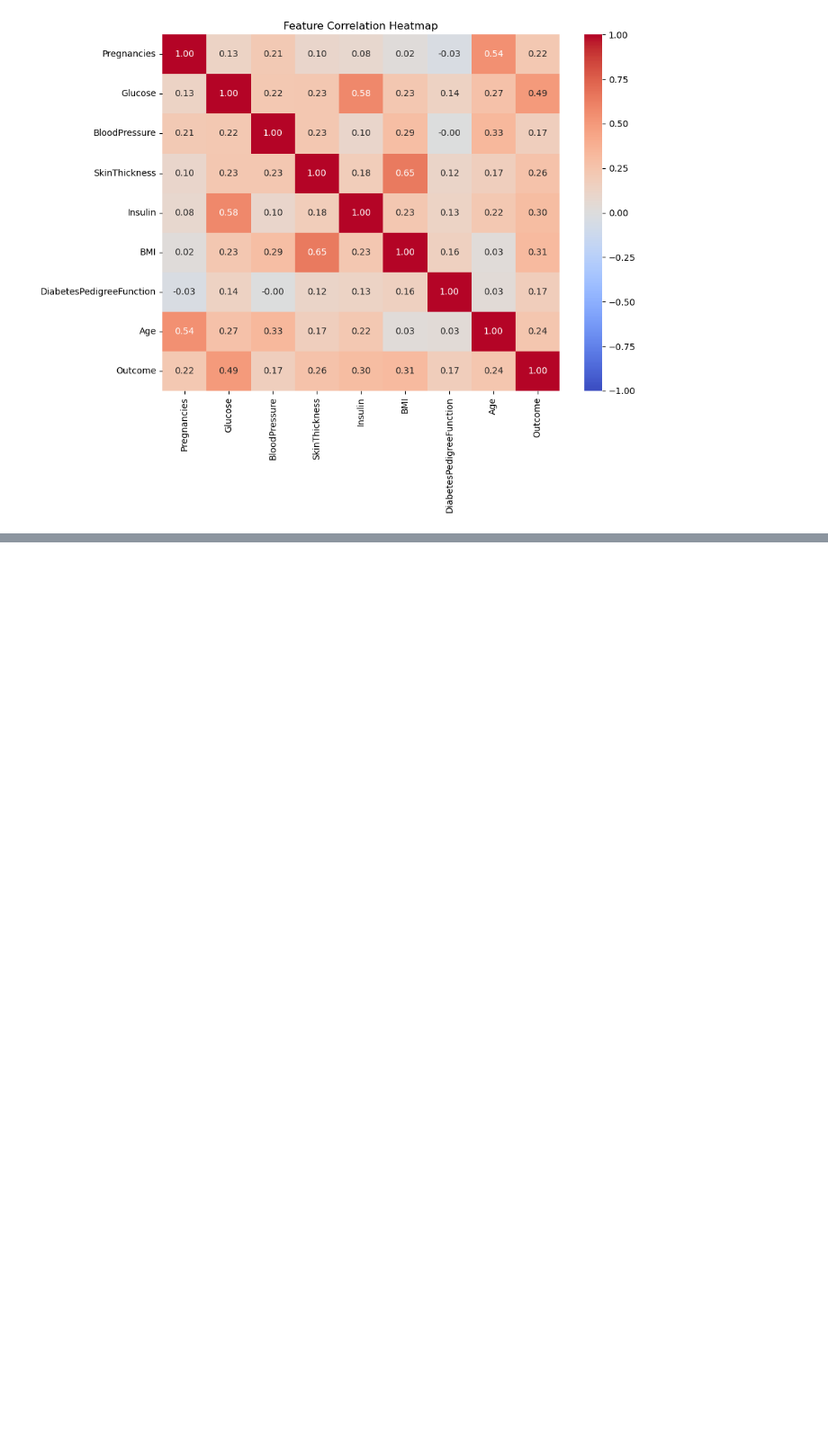
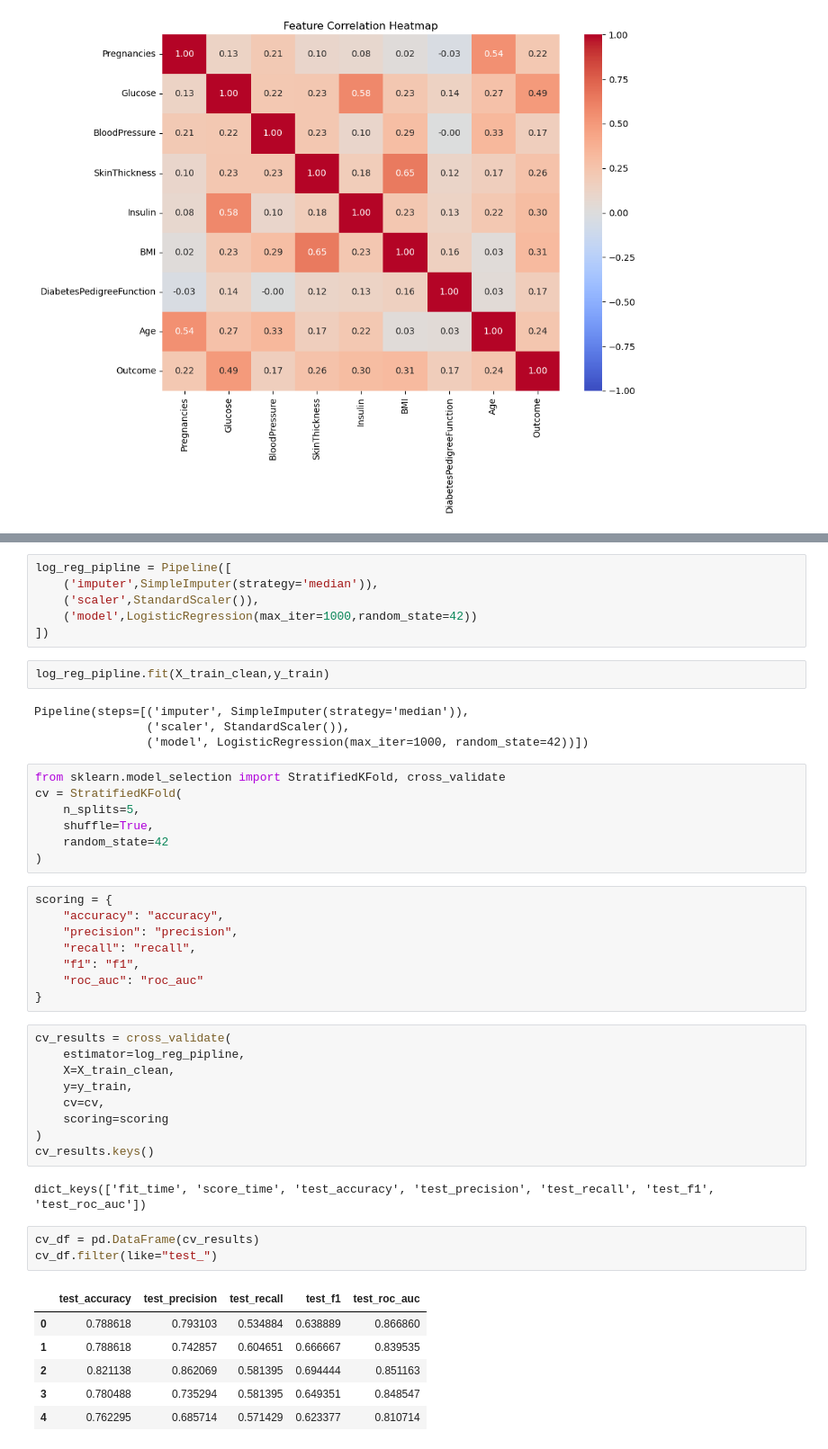
Before and after one commit to yusuferdemgungorr/diabetes-classification-model-comparison, a Jupyter notebook: notebooks/Diabetes_Classification.ipynb, the cells around one changed output, grey strips where cells are left out. Shown at 90% size. Drawn from its saved outputs; the diff is of its cells as text; blank space fills up the shorter version.

```diff
--- a/notebooks/Diabetes_Classification.ipynb
+++ b/notebooks/Diabetes_Classification.ipynb
@@ -614,0 +800,48 @@ plt.show()
+# %%
+log_reg_pipline = Pipeline([
+    ('imputer',SimpleImputer(strategy='median')),
+    ('scaler',StandardScaler()),
+    ('model',LogisticRegression(max_iter=1000,random_state=42))
+])
+# %%
+log_reg_pipline.fit(X_train_clean,y_train)
+# %% [output]
+Pipeline(steps=[('imputer', SimpleImputer(strategy='median')),
+                ('scaler', StandardScaler()),
+                ('model', LogisticRegression(max_iter=1000, random_state=42))])
+# %%
+from sklearn.model_selection import StratifiedKFold, cross_validate
+cv = StratifiedKFold(
+    n_splits=5,
+    shuffle=True,
+    random_state=42
+)
+# %%
+scoring = {
+    "accuracy": "accuracy",
+    "precision": "precision",
+    "recall": "recall",
+    "f1": "f1",
+    "roc_auc": "roc_auc"
+}
+# %%
+cv_results = cross_validate(
+    estimator=log_reg_pipline,
+    X=X_train_clean,
+    y=y_train,
+    cv=cv,
+    scoring=scoring
+)
+cv_results.keys()
+# %% [output]
+dict_keys(['fit_time', 'score_time', 'test_accuracy', 'test_precision', 'test_recall', 'test_f1', 'test_roc_auc'])
+# %%
+cv_df = pd.DataFrame(cv_results)
+cv_df.filter(like="test_")
+# %% [output]
+|  | test_accuracy | test_precision | test_recall | test_f1 | test_roc_auc |
+| 0 | 0.788618 | 0.793103 | 0.534884 | 0.638889 | 0.866860 |
+| 1 | 0.788618 | 0.742857 | 0.604651 | 0.666667 | 0.839535 |
+| 2 | 0.821138 | 0.862069 | 0.581395 | 0.694444 | 0.851163 |
+| 3 | 0.780488 | 0.735294 | 0.581395 | 0.649351 | 0.848547 |
+| 4 | 0.762295 | 0.685714 | 0.571429 | 0.623377 | 0.810714 |
```
Also changed, not shown: parts of 41 cells of this notebook.
